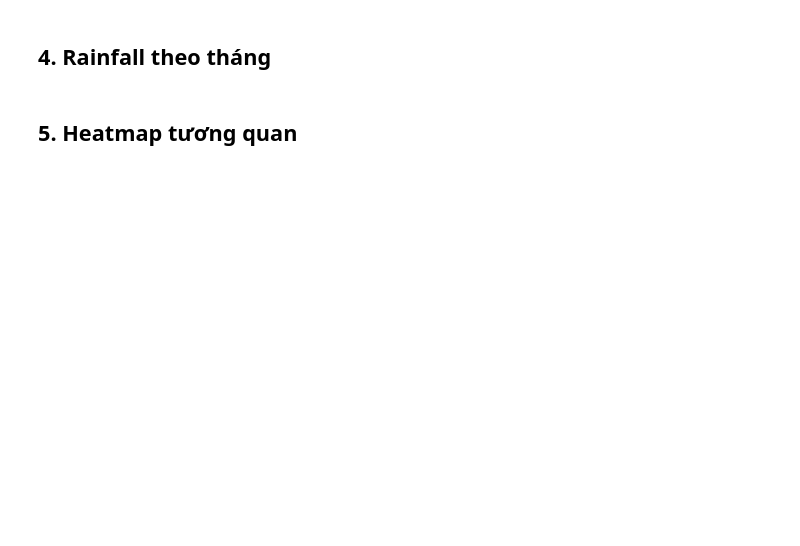
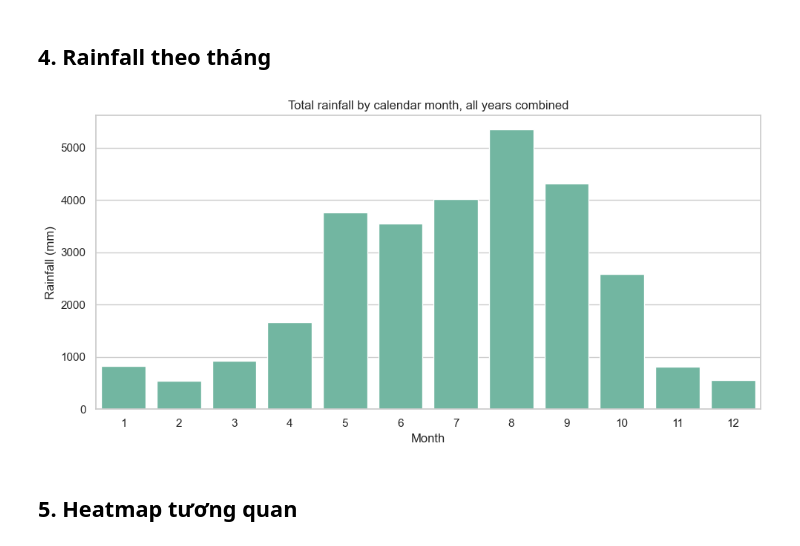
Before and after one commit to dinhhuy410/Weather-Forecasting-ystem, a Jupyter notebook: eda/eda_visualization.ipynb, the cells around one changed output. Drawn from its saved outputs; the diff is of its cells as text; code cells hidden in the pictures; blank space fills up the shorter version.

```diff
--- a/eda/eda_visualization.ipynb
+++ b/eda/eda_visualization.ipynb
@@ -58,14 +82,19 @@ plt.tight_layout()
 # %% [markdown]
 ## 4. Rainfall theo tháng
 # %%
-monthly_rain = df.groupby("month", as_index=False)["rain"].sum()
+if "rain" in df.columns:
+    monthly_rain = df.groupby("month", as_index=False)["rain"].sum()
 
-plt.figure(figsize=(10, 5))
-sns.barplot(data=monthly_rain, x="month", y="rain")
-plt.title("Total rainfall by month")
-plt.xlabel("Month")
-plt.ylabel("Rain")
-plt.tight_layout()
+    plt.figure(figsize=(10, 5))
+    sns.barplot(data=monthly_rain, x="month", y="rain")
+    plt.title("Total rainfall by calendar month, all years combined")
+    plt.xlabel("Month")
+    plt.ylabel("Rainfall (mm)")
+    plt.tight_layout()
+else:
+    print("Skip rainfall plot: rain is not included in the selected dataset.")
+# %% [output]
+[figure, added]
 # %% [markdown]
 ## 5. Heatmap tương quan
 # %%
```
Also changed, not shown: parts of 8 cells of this notebook, 30 other files.
